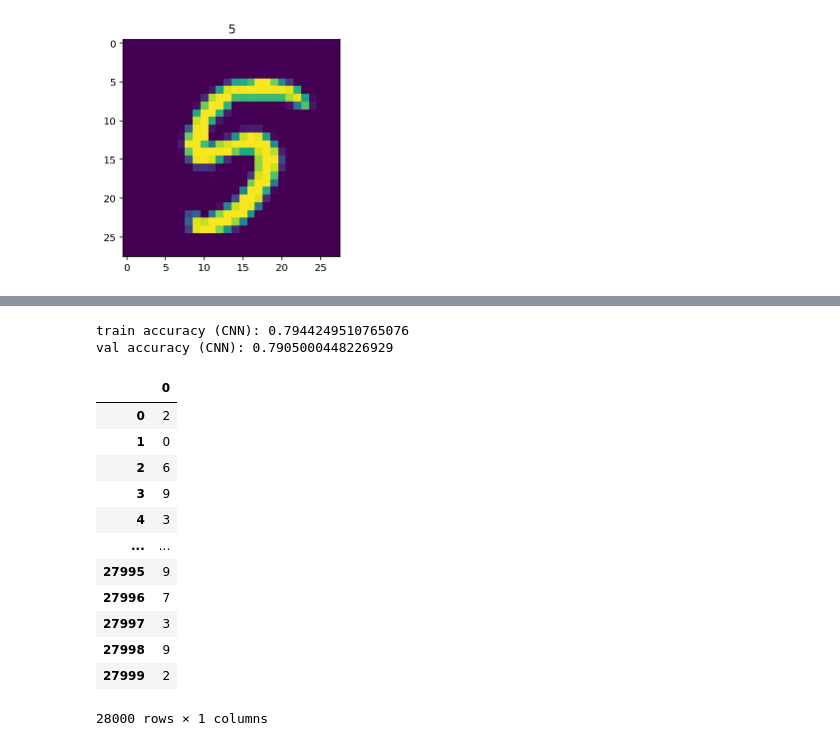
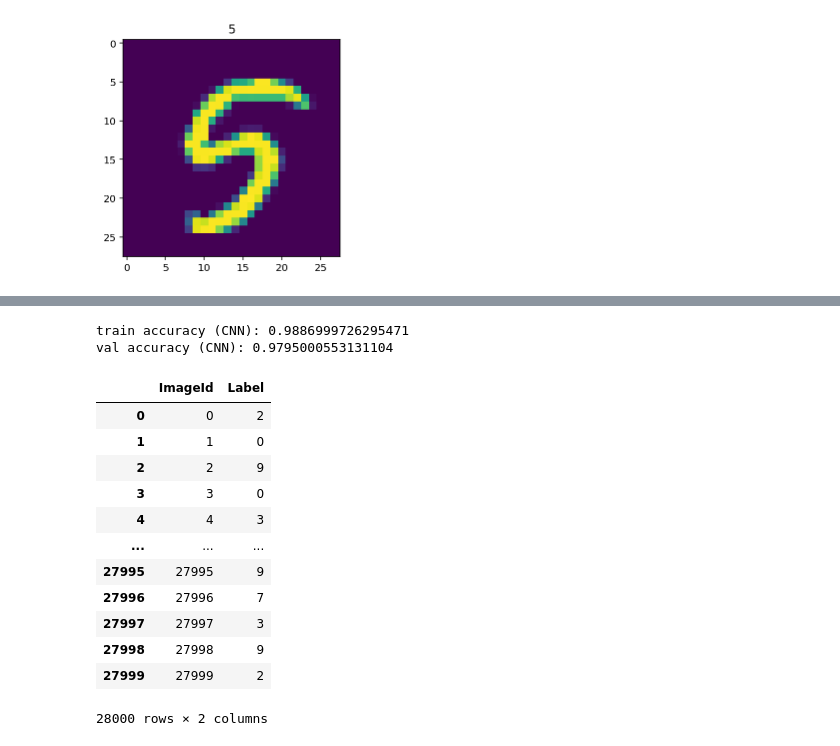
Before and after one commit to yanglyu902/Kaggle_competition, a Jupyter notebook: mnist-with-cnn-and-cuda.ipynb, the cells around one changed output, grey strips where cells are left out. Drawn from its saved outputs; the diff is of its cells as text; code cells hidden in the pictures.

```diff
--- a/mnist-with-cnn-and-cuda.ipynb
+++ b/mnist-with-cnn-and-cuda.ipynb
@@ -57,6 +59,7 @@ dataloader_train = DataLoader(dataset_train, batch_size=batch_size, shuffle=True
 dataloader_val = DataLoader(dataset_val, batch_size=batch_size, shuffle=False)
 # %%
 # build a CNN!
+'''
 class mnist_CNN(nn.Module):
     def __init__(self):
         super().__init__()
@@ -71,6 +74,28 @@ class mnist_CNN(nn.Module):
         xb = F.relu(self.conv3(xb))
         xb = F.avg_pool2d(xb, 4)
         return xb.view(-1, xb.size(1))
+'''
+
+class mnist_CNN(nn.Module):
+    def __init__(self):
+        super().__init__()
+        self.conv1 = nn.Conv2d(1, 6, 3)
+        self.pool = nn.MaxPool2d(2, 2)
+        self.conv2 = nn.Conv2d(6, 16, 3)
+        self.fc1 = nn.Linear(400, 120)
+        self.fc2 = nn.Linear(120, 84)
+        self.fc3 = nn.Linear(84, 10)
+
+    def forward(self, xb):
+        xb = xb.view(-1, 1, 28, 28)
+        xb = self.pool(F.relu(self.conv1(xb)))
+        xb = self.pool(F.relu(self.conv2(xb)))
+        xb = torch.flatten(xb, 1)
+        xb = F.relu(self.fc1(xb))
+        xb = F.relu(self.fc2(xb))
+        xb = self.fc3(xb)
+#         return xb.view(-1, xb.size(1))
+        return xb
 # %%
 # loss function
 loss_function = F.cross_entropy
@@ -79,11 +104,12 @@ loss_function = F.cross_entropy
 model = mnist_CNN().to(device)
 
 # optimizer for updating weights
-optimizer = optim.SGD(model.parameters(), lr=0.1, momentum=0.9)
+# optimizer = optim.SGD(model.parameters(), lr=0.5, momentum=0.9)
+optimizer = optim.Adam(model.parameters())
 # %%
 # let's train
 def training():
-    n_epochs = 30
+    n_epochs = 5
     train_loss = []
     val_loss = []
     iteration = []
@@ -128,34 +162,37 @@ y_test_pred = trained_model_cnn(X_test)
 print('train accuracy (CNN): ' + str((y_train_pred.argmax(dim=1) == y_train).float().mean().item()))
 print('val accuracy (CNN): ' + str((y_val_pred.argmax(dim=1) == y_val).float().mean().item()))
 # %% [output]
-train accuracy (CNN): 0.7944249510765076
-val accuracy (CNN): 0.7905000448226929
+train accuracy (CNN): 0.9886999726295471
+val accuracy (CNN): 0.9795000553131104
 # %%
 # save prediction
 prediction = y_test_pred.argmax(dim=1)
 
 # output to csv
 t_np = prediction.cpu().detach().numpy()
-df = pd.DataFrame(t_np)
+df = pd.DataFrame(t_np, columns=['Label'])
+
+df.reset_index(inplace=True)
+df.rename(columns = {'index':'ImageId'}, inplace=True)
 df.to_csv("/kaggle/working/submission.csv",index=False)
 
 # reload
 df = pd.read_csv("/kaggle/working/submission.csv")
 df
 # %% [output]
-|  | 0 |
-| 0 | 2 |
-| 1 | 0 |
-| 2 | 6 |
-| 3 | 9 |
-| 4 | 3 |
-| ... | ... |
-| 27995 | 9 |
-| 27996 | 7 |
-| 27997 | 3 |
-| 27998 | 9 |
-| 27999 | 2 |
+|  | ImageId | Label |
+| 0 | 0 | 2 |
+| 1 | 1 | 0 |
+| 2 | 2 | 9 |
+| 3 | 3 | 0 |
+| 4 | 4 | 3 |
+| ... | ... | ... |
+| 27995 | 27995 | 9 |
+| 27996 | 27996 | 7 |
+| 27997 | 27997 | 3 |
+| 27998 | 27998 | 9 |
+| 27999 | 27999 | 2 |
-28000 rows × 1 columns
+28000 rows × 2 columns
 # %%
 
 # You can write up to 20GB to the current directory (/kaggle/working/) that gets preserved as output when you create a version using "Save & Run All"
```
Also changed, not shown: parts of 3 cells of this notebook.
